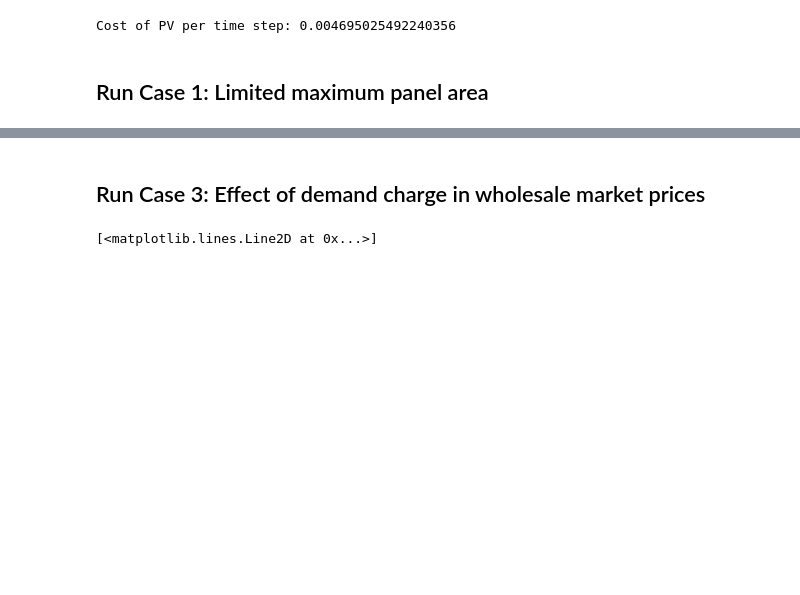
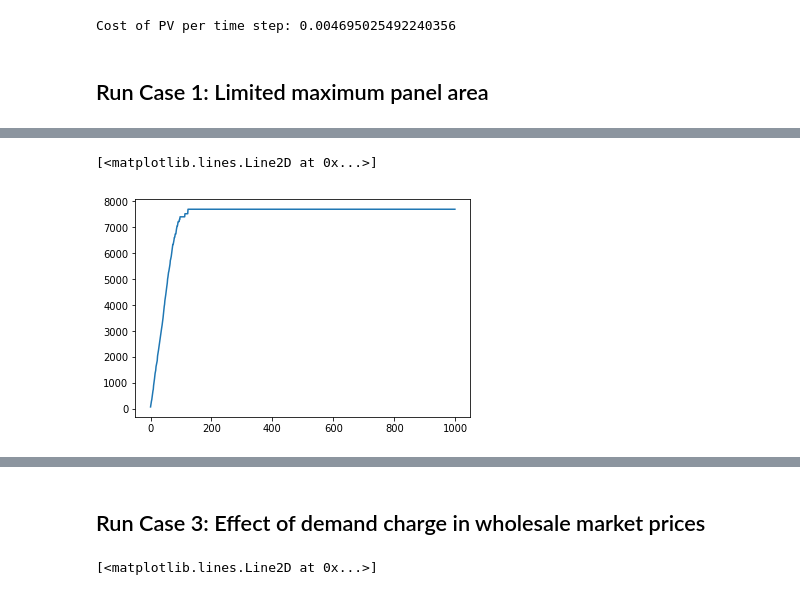
Before and after one commit to rodrigomha/SharingPVmodel, a Jupyter notebook: Simulationv2-SharingPV.ipynb, the cells around one changed output, grey strips where cells are left out. Drawn from its saved outputs; the diff is of its cells as text; code cells hidden in the pictures; blank space fills up the shorter version.

```diff
--- a/Simulationv2-SharingPV.ipynb
+++ b/Simulationv2-SharingPV.ipynb
@@ -84 +105,5 @@ print('\n Total Investment of PV in standalone case is '+ str(sum(investment_sta
+# %%
+a_max_firms = 1.5*a_cap_firms
+#gamma = np.linspace(0,1,21)
+gamma = [0.9]
 # %%
@@ -86,0 +146,8 @@ sol_sharing = firms_investment_sharing(soluc_sharing, a_max_firms, firms)
+# %%
+total_gen_per_m2 = np.sum(gen_per_m2, axis=0) #Obtain sum of gen per m2, per firm
+sorted_dataids_maxgen = np.argsort(-total_gen_per_m2) #Sort firms from high total irradiance to low irradiance
+#print(sol_sharing[sorted_dataids_maxgen])
+#print('/n')
+#print(investment_standalone[sorted_dataids_maxgen])
+sharing_cumsum = np.cumsum(sol_sharing[sorted_dataids_maxgen]) #Compute cumulative sum of PV investment for sorted firms in sharing model
+standalone_cumsum = np.cumsum(investment_standalone[sorted_dataids_maxgen]) #Compute cumuliative sum of PV investment for sorted firms in standalone model
@@ -86,0 +172,5 @@ sol_sharing = firms_investment_sharing(soluc_sharing, a_max_firms, firms)
+# %%
+plt.plot(sharing_cumsum)
+# %% [output]
+[<matplotlib.lines.Line2D at 0x...>]
+[figure, added]
```
Also changed, not shown: parts of 33 cells of this notebook, 5 other files.
